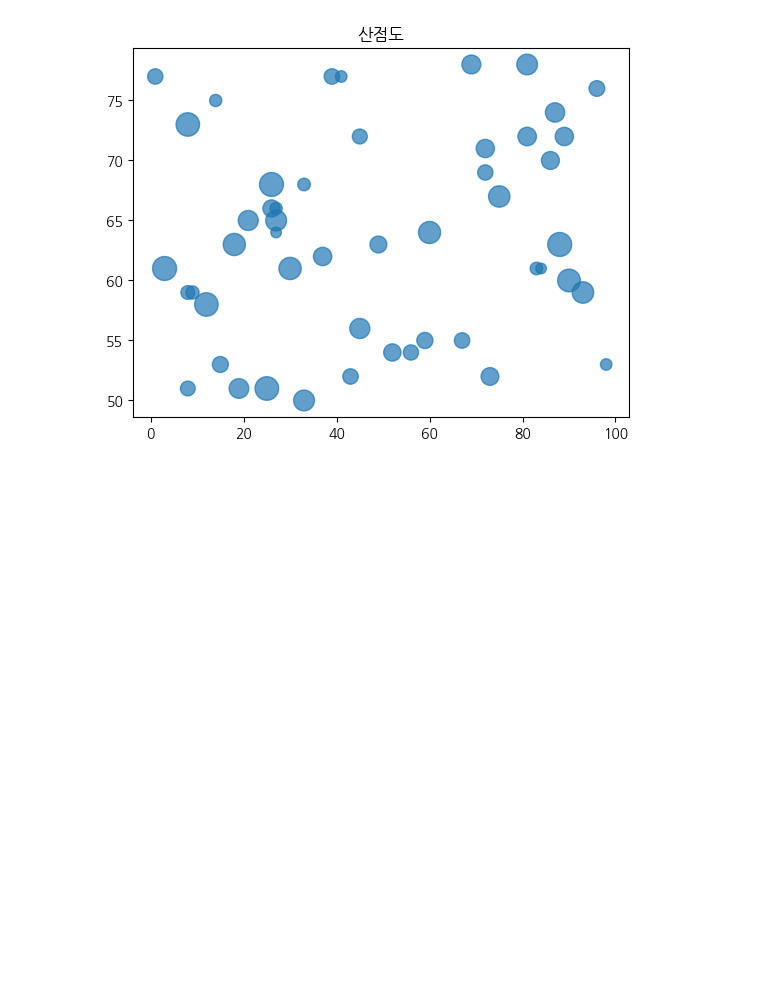
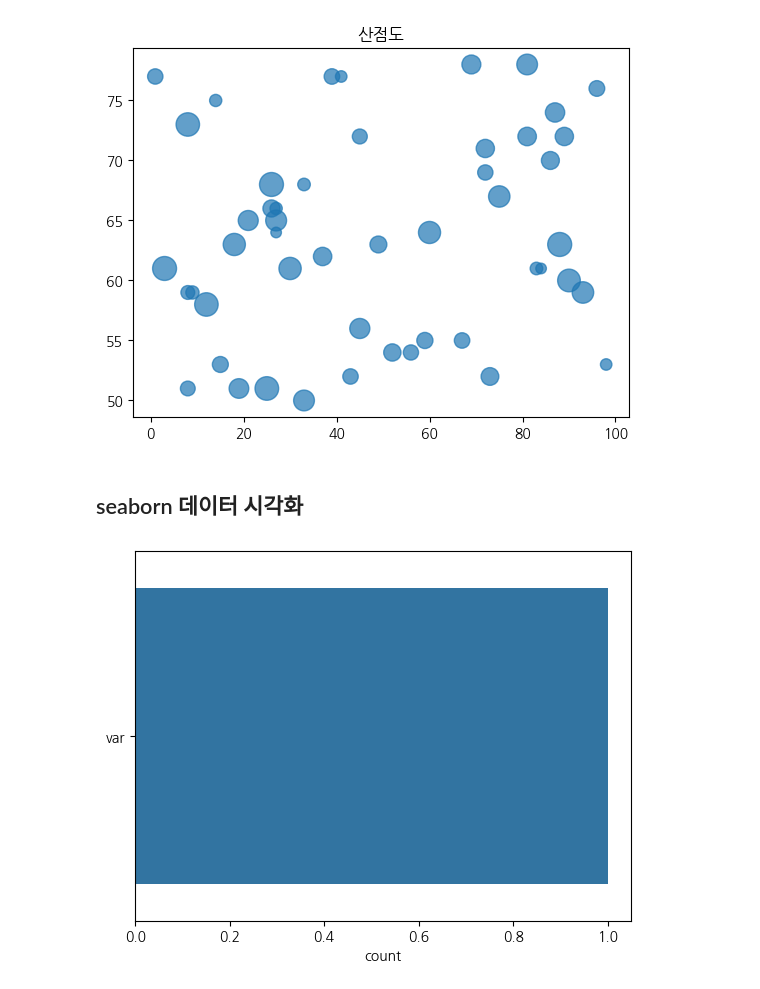
Before and after one commit to sh41n/2024-1-my-BDA, a Jupyter notebook: 01w_0312_tue_bigdata_base.ipynb, the cells around one changed output. Drawn from its saved outputs; the diff is of its cells as text; code cells hidden in the pictures; blank space fills up the shorter version.

```diff
--- a/01w_0312_tue_bigdata_base.ipynb
+++ b/01w_0312_tue_bigdata_base.ipynb
@@ -46,3 +46,10 @@ plt.scatter(x, y, s=s, alpha=.7)
 plt.title('산점도');
 # %% [output]
 [figure]
+# %% [markdown]
+## seaborn 데이터 시각화
+# %%
+import seaborn as sns
+sns.countplot('var');
+# %% [output]
+[figure, added]
```
Also changed, not shown: parts of 3 cells of this notebook.
